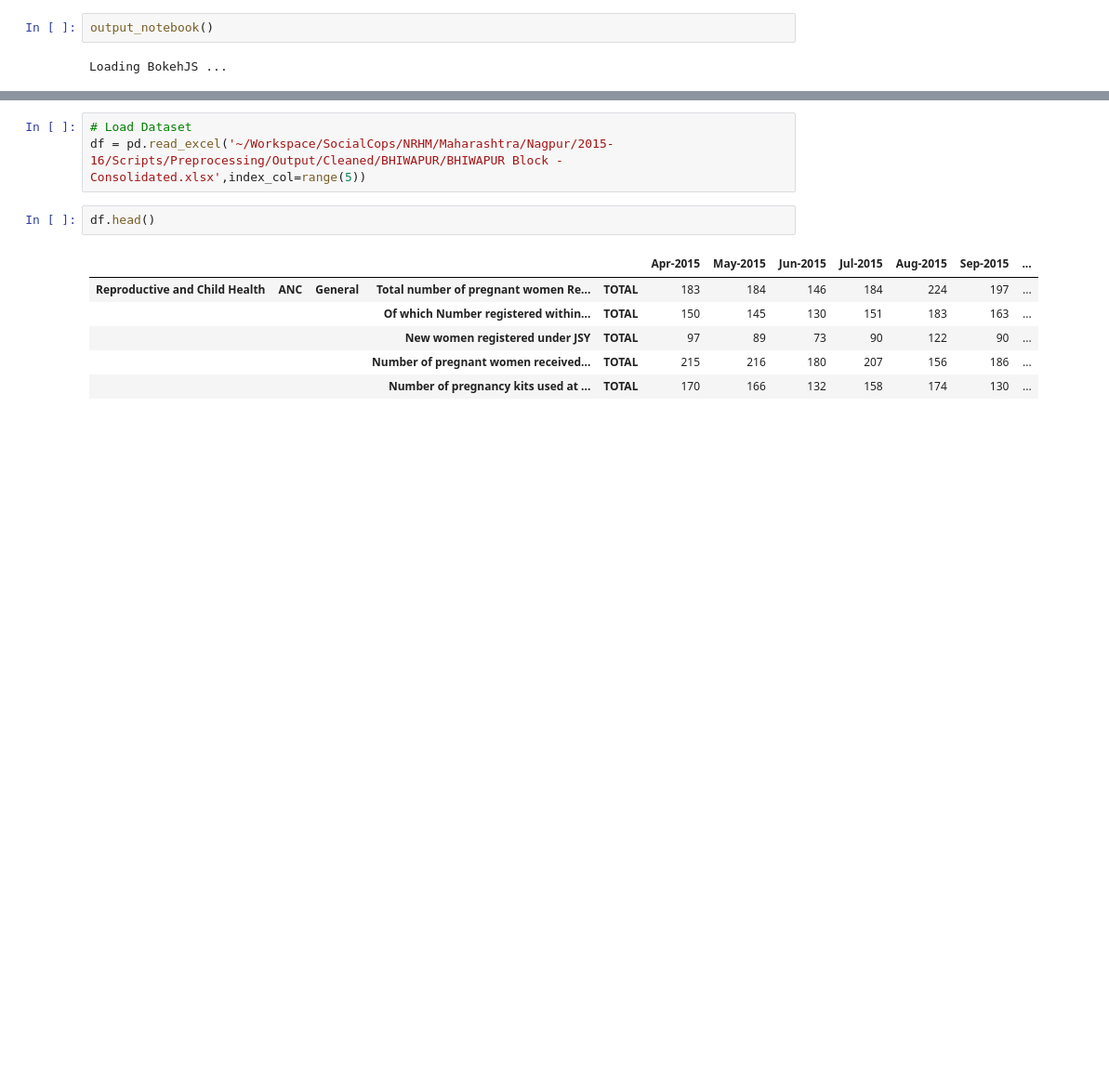
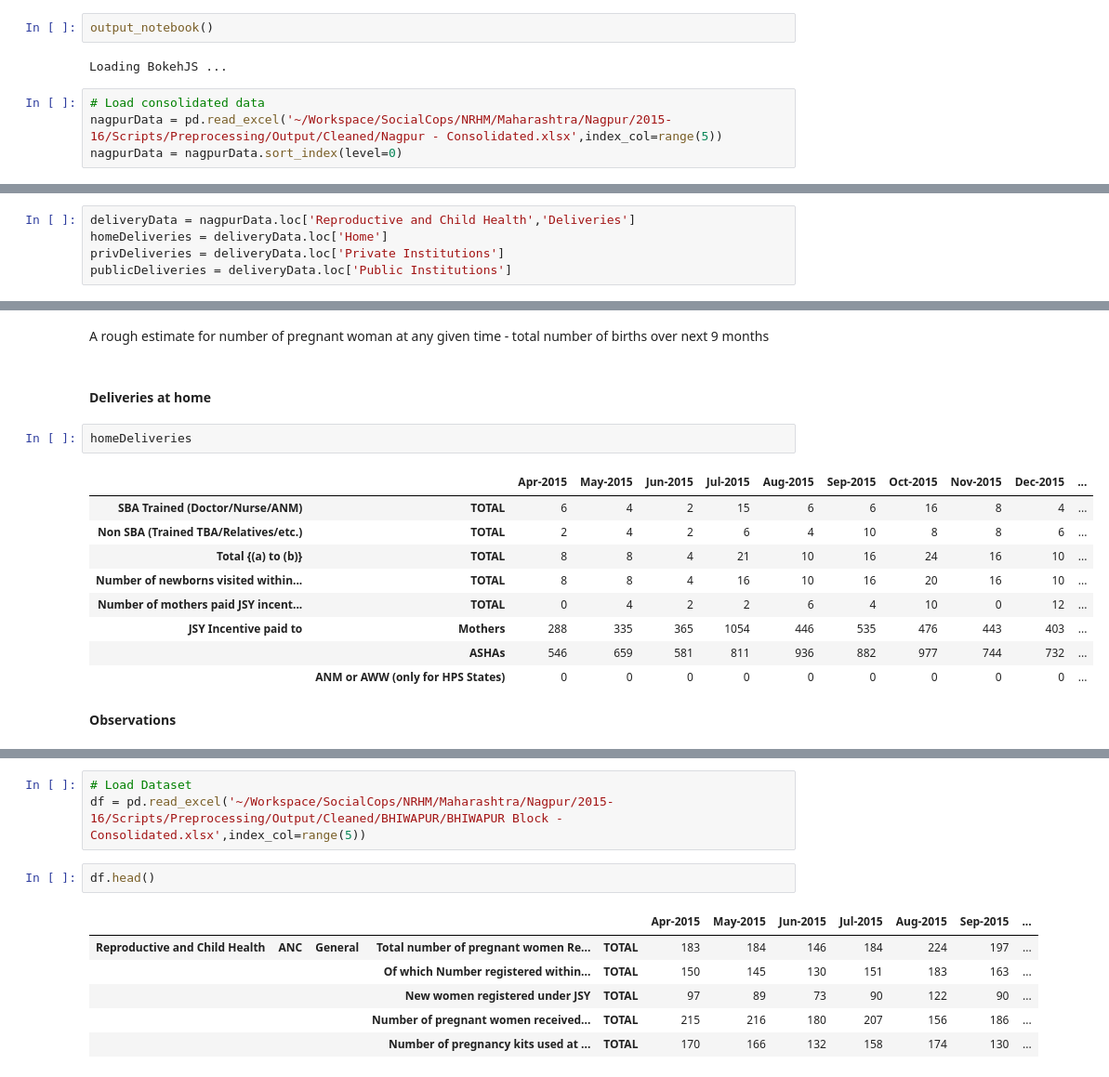
Before and after one commit to alokkshukla/SocialCops, a Jupyter notebook: NRHM/Maharashtra/Nagpur/2015-16/Scripts/Visualization/Visualization.ipynb, the cells around one changed output, grey strips where cells are left out. Shown: that part at 93% size. Cells and saved outputs as stored; diff of their text form; blank space fills up the shorter version.

```diff
--- a/NRHM/Maharashtra/Nagpur/2015-16/Scripts/Visualization/Visualization.ipynb
+++ b/NRHM/Maharashtra/Nagpur/2015-16/Scripts/Visualization/Visualization.ipynb
@@ -7,3 +8,7 @@ from bokeh.plotting import figure
 output_notebook()
 # %% [output]
 Loading BokehJS ...
+# %%
+# Load consolidated data
+nagpurData = pd.read_excel('~/Workspace/SocialCops/NRHM/Maharashtra/Nagpur/2015-16/Scripts/Preprocessing/Output/Cleaned/Nagpur - Consolidated.xlsx',index_col=range(5))
+nagpurData = nagpurData.sort_index(level=0)
@@ -9,0 +32,5 @@ Loading BokehJS ...
+# %%
+deliveryData = nagpurData.loc['Reproductive and Child Health','Deliveries']
+homeDeliveries = deliveryData.loc['Home']
+privDeliveries = deliveryData.loc['Private Institutions']
+publicDeliveries = deliveryData.loc['Public Institutions']
@@ -9,0 +51,18 @@ Loading BokehJS ...
+# %% [markdown]
+A rough estimate for number of pregnant woman at any given time - total number of births over next 9 months
+# %% [markdown]
+#### Deliveries at home
+# %%
+homeDeliveries
+# %% [output]
+|  |  | Apr-2015 | May-2015 | Jun-2015 | Jul-2015 | Aug-2015 | Sep-2015 | Oct-2015 | Nov-2015 | Dec-2015 | ... |
+| SBA Trained (Doctor/Nurse/ANM) | TOTAL | 6 | 4 | 2 | 15 | 6 | 6 | 16 | 8 | 4 | ... |
+| Non SBA (Trained TBA/Relatives/etc.) | TOTAL | 2 | 4 | 2 | 6 | 4 | 10 | 8 | 8 | 6 | ... |
+| Total {(a) to (b)} | TOTAL | 8 | 8 | 4 | 21 | 10 | 16 | 24 | 16 | 10 | ... |
+| Number of newborns visited within... | TOTAL | 8 | 8 | 4 | 16 | 10 | 16 | 20 | 16 | 10 | ... |
+| Number of mothers paid JSY incent... | TOTAL | 0 | 4 | 2 | 2 | 6 | 4 | 10 | 0 | 12 | ... |
+| JSY Incentive paid to | Mothers | 288 | 335 | 365 | 1054 | 446 | 535 | 476 | 443 | 403 | ... |
+|  | ASHAs | 546 | 659 | 581 | 811 | 936 | 882 | 977 | 744 | 732 | ... |
+|  | ANM or AWW (only for HPS States) | 0 | 0 | 0 | 0 | 0 | 0 | 0 | 0 | 0 | ... |
+# %% [markdown]
+**Observations**
```
Also changed, not shown: parts of 19 cells of this notebook, 1 other file.
